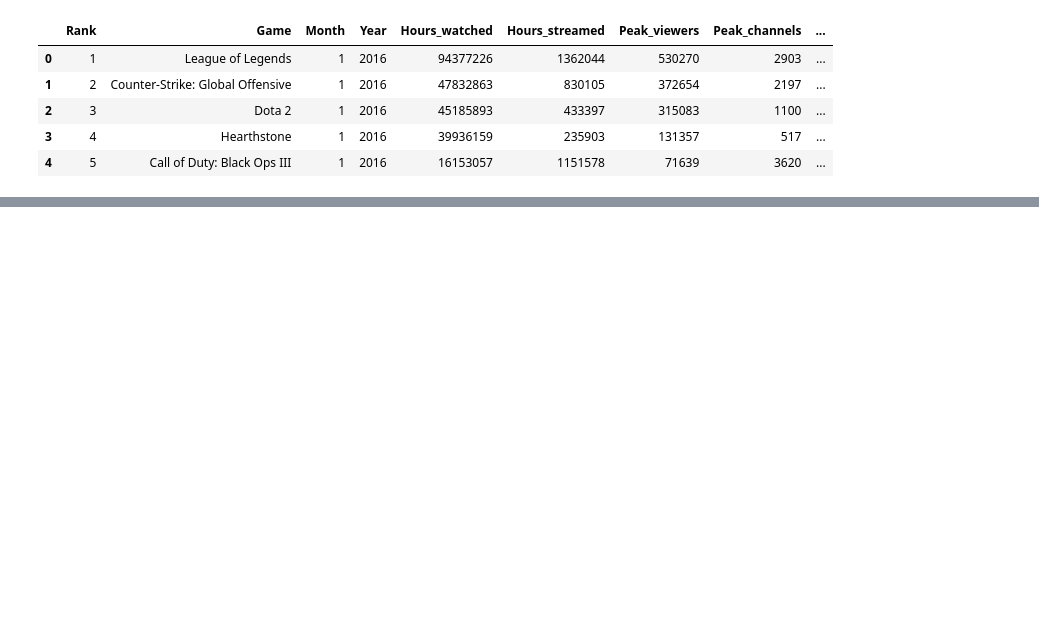
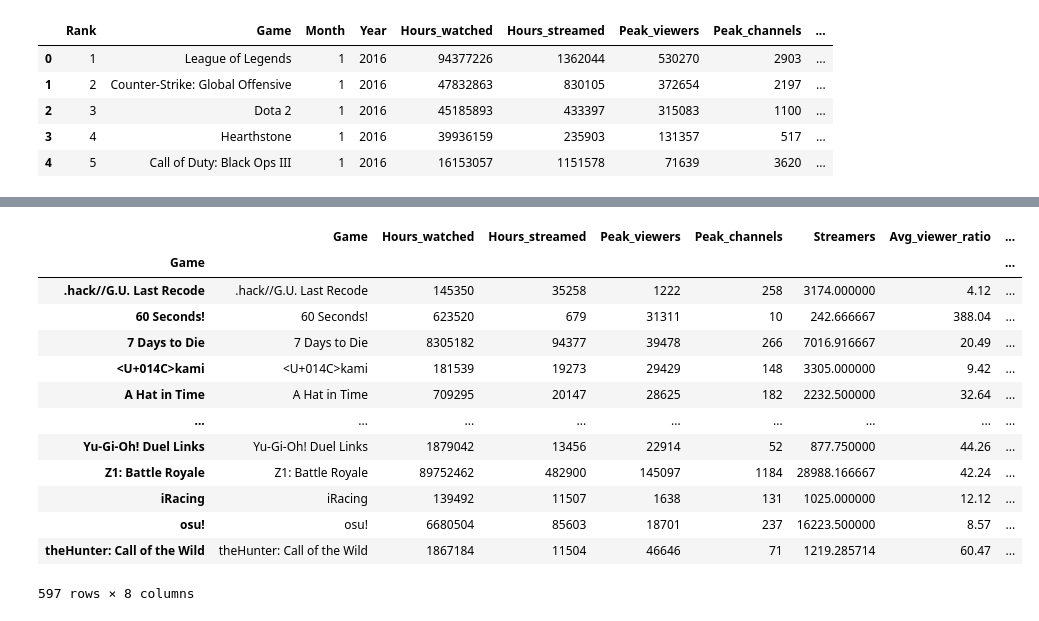
Before and after one commit to ggarci10/twitchdataproject, a Jupyter notebook: final_project_twitch_game_.ipynb, the cells around one changed output, grey strips where cells are left out. Drawn from its saved outputs; the diff is of its cells as text; code cells hidden in the pictures; blank space fills up the shorter version.

```diff
--- a/final_project_twitch_game_.ipynb
+++ b/final_project_twitch_game_.ipynb
@@ -18,8 +18,11 @@ df.head()
 # %%
 goty = pd.read_csv("https://raw.githubusercontent.com/ggarci10/refactored-meme/main/the_game_awards.csv")
 # %%
-goty_2016 = goty[goty['year'] == 2016]
-goty_2017 = goty[goty['year'] == 2017]
-goty_2018 = goty[goty['year'] == 2018]
-print(goty_2016.head())
+goty2016 = goty[goty['year'] == 2016]
+goty2017 = goty[goty['year'] == 2017]
+goty2018 = goty[goty['year'] == 2018]
+goty2016 = goty2016.reset_index(drop=True)
+goty2017 = goty2016.reset_index(drop=True)
+goty2018 = goty2016.reset_index(drop=True)
+goty2016.head()
 # %% [output]
@@ -44,7 +40,7 @@ df_2016 = pd.DataFrame(df[mask2016])
 # print(df_new)
 grouped2016  = df_2016.groupby("Game")
 # sum and average the other information by game
-
-result2016 = grouped2016.agg({"Game" : "first","Hours_watched": "sum", "Hours_streamed": "max", "Peak_channels": "max", "Streamers": "mean"})
-print(result2016)
+#Game	Month	Year	Hours_watched total	Hours_streamed	Peak_viewers	Peak_channels	Streamers	Avg_viewers	Avg_channels	Avg_viewer_ratio
+result2016 = grouped2016.agg({"Game" : "first","Hours_watched": "sum", "Hours_streamed": "max", "Peak_viewers":"max", "Peak_channels": "max", "Streamers": "mean", "Avg_viewer_ratio":"max"})
+result2016.head()
 # %% [output]
@@ -75,6 +61,6 @@ df_2017 = pd.DataFrame(df[mask2017])
 grouped2017  = df_2017.groupby("Game")
 # sum and average the other information by game
 
-result2017  = grouped2017 .agg({"Game" : "first" ,"Hours_watched": "sum", "Hours_streamed": "max", "Peak_channels": "max", "Streamers": "mean"})
-print(result2017)
+result2017  = grouped2017 .agg({"Game" : "first","Hours_watched": "sum", "Hours_streamed": "max", "Peak_viewers":"max", "Peak_channels": "max", "Streamers": "mean", "Avg_viewer_ratio":"max"})
+result2017.head()
 # %% [output]
@@ -128,15 +100,0 @@ theHunter: Call of the Wild                                   28   1851.000000
-# %%
-result2016.reset_index(drop=True, inplace=True)
-# Rename the 'nominee' column in goty_df to 'Game' to match with results_df
-goty_2016 = goty_2016.rename(columns={'nominee': 'Game'})
-
-# Merge the dataframes based on the 'Game' column
-merged_df = pd.merge(goty_2016, result2016, on='Game')
-
-# Select the 'Game', 'winner', and 'category' columns
-selected_df = merged_df[['Game', 'winner', 'category','Hours_watched', 'Hours_streamed', 'Peak_channels']]
-encoded_df = selected_df.drop_duplicates(subset='Game', keep='first')
-#shows all categories
-encoded_df
-#only shows goty
-goty_df = encoded_df[encoded_df['category'] == 'Game of the Year']
@@ -142,0 +221,17 @@ goty_df = encoded_df[encoded_df['category'] == 'Game of the Year']
+# %%
+result2017
+# %% [output]
+|  | Game | Hours_watched | Hours_streamed | Peak_viewers | Peak_channels | Streamers | Avg_viewer_ratio | ... |
+| Game |  |  |  |  |  |  |  | ... |
+| .hack//G.U. Last Recode | .hack//G.U. Last Recode | 145350 | 35258 | 1222 | 258 | 3174.000000 | 4.12 | ... |
+| 60 Seconds! | 60 Seconds! | 623520 | 679 | 31311 | 10 | 242.666667 | 388.04 | ... |
+| 7 Days to Die | 7 Days to Die | 8305182 | 94377 | 39478 | 266 | 7016.916667 | 20.49 | ... |
+| <U+014C>kami | <U+014C>kami | 181539 | 19273 | 29429 | 148 | 3305.000000 | 9.42 | ... |
+| A Hat in Time | A Hat in Time | 709295 | 20147 | 28625 | 182 | 2232.500000 | 32.64 | ... |
+| ... | ... | ... | ... | ... | ... | ... | ... | ... |
+| Yu-Gi-Oh! Duel Links | Yu-Gi-Oh! Duel Links | 1879042 | 13456 | 22914 | 52 | 877.750000 | 44.26 | ... |
+| Z1: Battle Royale | Z1: Battle Royale | 89752462 | 482900 | 145097 | 1184 | 28988.166667 | 42.24 | ... |
+| iRacing | iRacing | 139492 | 11507 | 1638 | 131 | 1025.000000 | 12.12 | ... |
+| osu! | osu! | 6680504 | 85603 | 18701 | 237 | 16223.500000 | 8.57 | ... |
+| theHunter: Call of the Wild | theHunter: Call of the Wild | 1867184 | 11504 | 46646 | 71 | 1219.285714 | 60.47 | ... |
+597 rows × 8 columns
```
Also changed, not shown: parts of 21 cells of this notebook.
